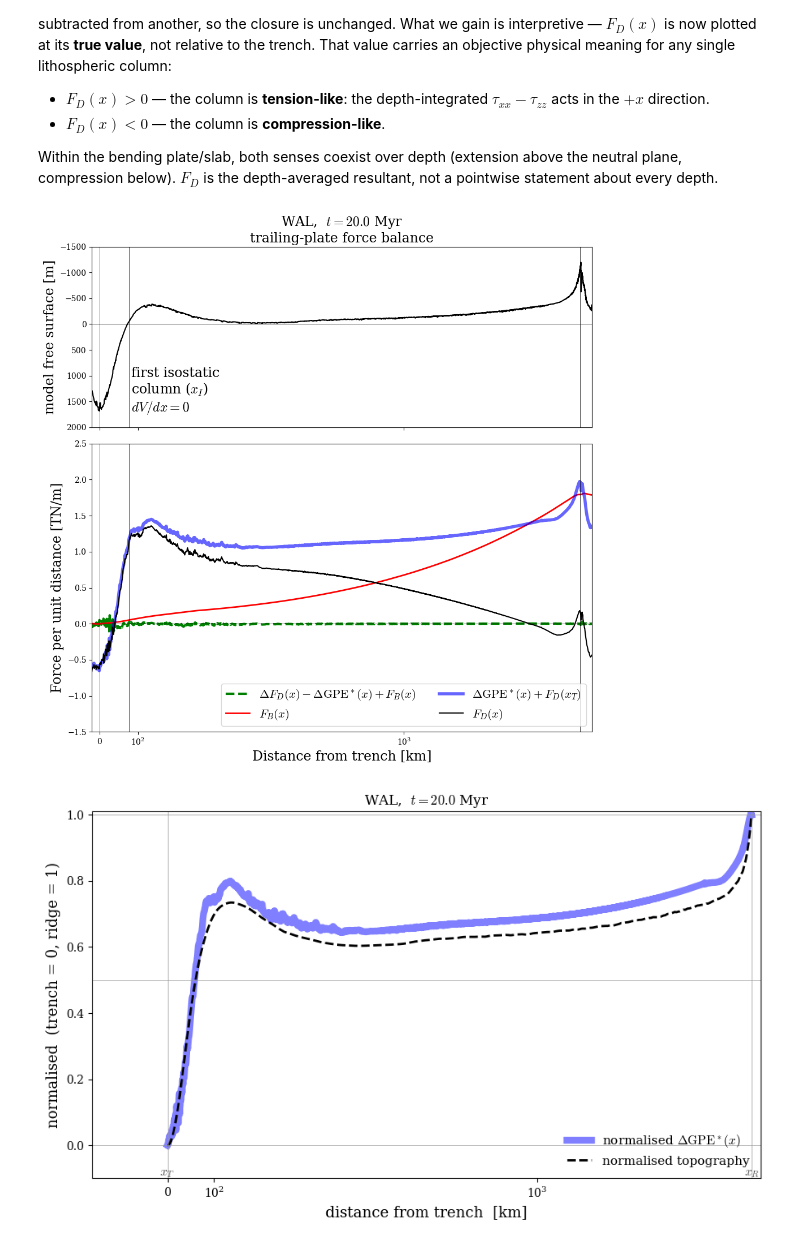
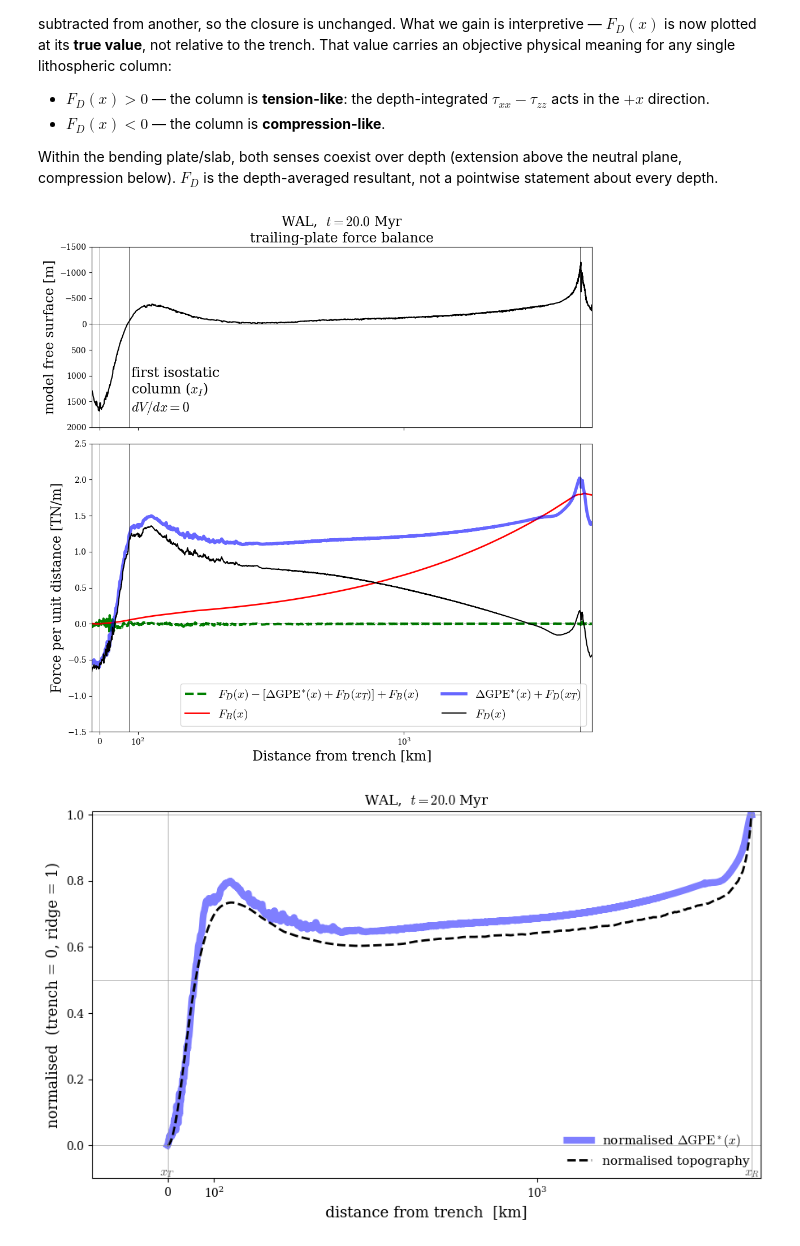
Before and after one commit to dansand/trench_pull_fluidity, a Jupyter notebook: notebooks/cerpa_single_step.ipynb, the cells around one changed output. Saved outputs shown, nothing was run; the diff lists cells and outputs as text; code cells hidden in the pictures.

```diff
--- a/notebooks/cerpa_single_step.ipynb
+++ b/notebooks/cerpa_single_step.ipynb
@@ -1140,11 +1139,12 @@ Szz = np.trapz(-p + tzz, z, axis=0)     # int sigma_zz dz   (= -GPE*)
 #delta_Szz = Szz - Szz[tindx]            # = -Delta GPE*  (we plot this directly)
 
 # Trench-reference window: average ±N km around the picked trench column.
-TRENCH_REF_HW_KM = 1   # override: tight 1 km half-width for this variant
+TRENCH_REF_HW_KM = 10   # override: default - helps mitigate noise close to trench
 WIN_T = max(1, int(TRENCH_REF_HW_KM * 1000 / DX))
 
 delta_Fd = Fd  -  col_avg(Fd, tindx, win=WIN_T)
-delta_Szz = Szz - col_avg(Szz,  tindx, win=WIN_T)
+GPE       = -Szz                                  # GPE*(x) = -∫σ_zz dz
+delta_GPE = GPE - col_avg(GPE, tindx, win=WIN_T)  # ΔGPE*(x)
 
 
 # Pseudo-topography from V's gradient, aligned to actual at x_I
@@ -1177,9 +1177,9 @@ ax2.plot(xkm, FB         * 1e-12, color="red", lw=2,
          label=r"$F_B(x)$")
 ax2.plot(xkm, delta_Fd   * 1e-12, color="k", ls="--", lw=2,
          label=r"$\Delta F_D(x)$")
-ax2.plot(xkm, -delta_Szz  * 1e-12, color="b", lw=2,
+ax2.plot(xkm, delta_GPE  * 1e-12, color="b", lw=2,
          label=r"$\Delta\mathrm{GPE}^*(x)$")
-ax2.plot(xkm, (delta_Fd + delta_Szz + FB) * 1e-12,
+ax2.plot(xkm, (delta_Fd - delta_GPE + FB) * 1e-12,
          color="g", ls="--", lw=3,
          label=r"$\Delta F_D - \Delta\mathrm{GPE}^* + F_B$")
 
@@ -1258,18 +1258,19 @@ plt.show()
 
 Sxx = np.trapz(-p + txx, z, axis=0)     # int sigma_xx dz
 Szz = np.trapz(-p + tzz, z, axis=0)     # int sigma_zz dz   (= -GPE*)
+GPE       = -Szz                                  # GPE*(x) = -∫σ_zz dz
+delta_GPE = GPE - col_avg(GPE, tindx, win=WIN_T)  # ΔGPE*(x)
+Fd_T      = col_avg(Fd, tindx, win=WIN_T)         # F_D(x_T) — scalar offset
 
-#delta_Fd  = Fd  - Fd[tindx]
-#delta_Szz = Szz - Szz[tindx]            # = -Delta GPE*  (we plot this directly)
+bracket_term   = delta_GPE + Fd_T                      # the [ΔGPE* + F_D(x_T)] block
+residual  = Fd - bracket + FB                     # the §8.3 closure
+
+
 
 # Trench-reference window: average ±N km around the picked trench column.
-TRENCH_REF_HW_KM = 25  # override: 25 km half-width for this §8.2 variant
+TRENCH_REF_HW_KM = 10   # override: default - helps mitigate noise close to trench
 WIN_T = max(1, int(TRENCH_REF_HW_KM * 1000 / DX))
 
-#delta_Fd = Fd  -  col_avg(Fd, tindx, win=WIN_T)
-#delta_Szz = Szz - col_avg(Szz,  tindx, win=WIN_T)
-delta_Fd = Fd
-delta_Szz = Szz - col_avg(Szz,  tindx, win=WIN_T) - col_avg(Fd, tindx, win=WIN_T)
 
 # Pseudo-topography from V's gradient, aligned to actual at x_I
 topo_actual     = fs[0, :]
@@ -1295,47 +1296,39 @@ ax1.text((xi_loc - tloc)*1e-3 + 5, 1700,        # was y = -1700
            "first isostatic\ncolumn (" + r"$x_I$" + ")\n" + r"$dV/dx = 0$",
            fontsize=17)
 
-# --- Bottom: ΔF_D - ΔGPE* + F_B ---
 
-ax2.plot(xkm, (delta_Fd + delta_Szz + FB) * 1e-12,
-           color="g", ls="--", lw=3,
-           label=r"$ \Delta F_D(x) - \Delta\mathrm{GPE}^*(x)  + F_B(x)$")
 
-ax2.plot(xkm, FB * 1e-12, color="red", lw=2,
-           label=r"$F_B(x)$")
-
-ax2.plot(xkm, -delta_Szz * 1e-12, color="b", lw=4, alpha=0.6,
-           label=r"$\Delta\mathrm{GPE}^*(x) + F_D(x_T)$")
-
-ax2.plot(xkm, delta_Fd * 1e-12, color="k", ls="-", lw=1.5,
-           label=r"$F_D(x)$")
-
+ax2.plot(xkm, residual * 1e-12, color="g", ls="--", lw=3,
+         label=r"$F_D(x) - [\Delta\mathrm{GPE}^{*}(x) + F_D(x_T)] + F_B(x)$")
+ax2.plot(xkm, FB       * 1e-12, color="red", lw=2, label=r"$F_B(x)$")
+ax2.plot(xkm, bracket_term  * 1e-12, color="b", lw=4, alpha=0.6, label=r"$\Delta\mathrm{GPE}^{*}(x) + F_D(x_T)$")
+ax2.plot(xkm, Fd       * 1e-12, color="k", ls="-", lw=1.5, label=r"$F_D(x)$")
 
 ax2.axhline(0, color="k", lw=0.5)
 ax2.axvline(0, color="k", lw=0.5)
 ax2.axvline((xi_loc - tloc)*1e-3, color="k", lw=0.5)
 ax2.axvline((rloc - tloc)*1e-3, color="k", lw=0.5)
 ax2.set_xlabel("Distance from trench [km]", fontsize=17)
 ax2.set_ylabel("Force per unit distance [TN/m]", fontsize=17)
 ax2.set_xlim(-20, 3500)
 ax2.set_ylim(-1.5, 2.5)
 ax2.legend(loc="lower right", fontsize=15, ncol=2)
 ax1.set_title(f"{MODEL_KEY},  $t = {t_yr/1e6:.1f}$ Myr\n"
                 r"trailing-plate force balance"                                                                                                                                                     ,
                 fontsize=17)
 
 
 ax1.set_xscale("symlog", linthresh=250, linscale=0.25)
 ax2.set_xscale("symlog", linthresh=250, linscale=0.25)
 #ax2.set_xlim(-20, 3500)
 
 fig.savefig(figures_dir / f"force_balance_FD_abs_GPE_FB_{MODEL_KEY}_f{TIMESTEP_INDEX}.png",
               bbox_inches="tight", dpi=220)
 
 fig.tight_layout()
 plt.show()
 # %% [output]
-[figure, old version]
+[figure, new version]
 # %%
 # Both ΔGPE*(x) and topography(x) plotted on the same axis, each linearly
 # rescaled so that
```
Also changed, not shown: parts of 2 cells of this notebook, 4 other files.
